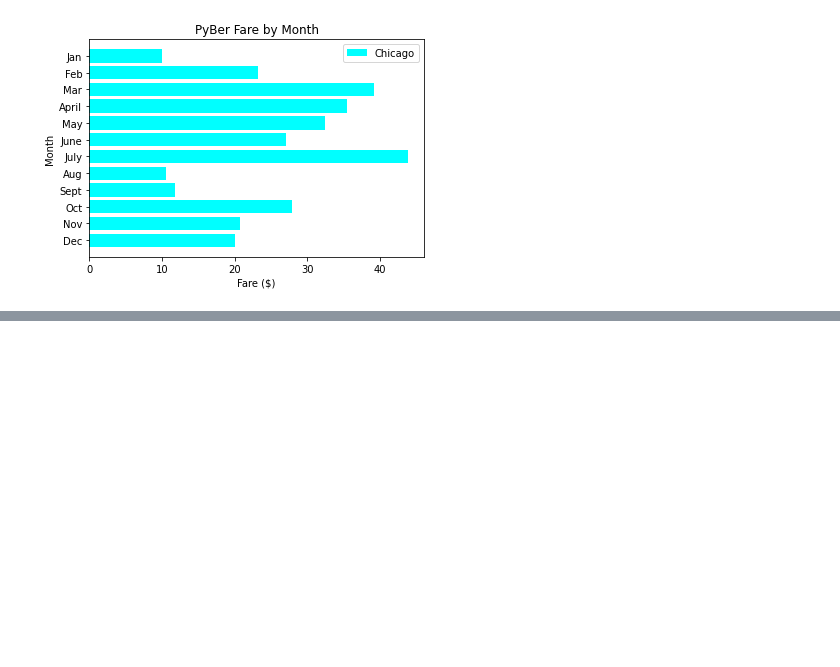
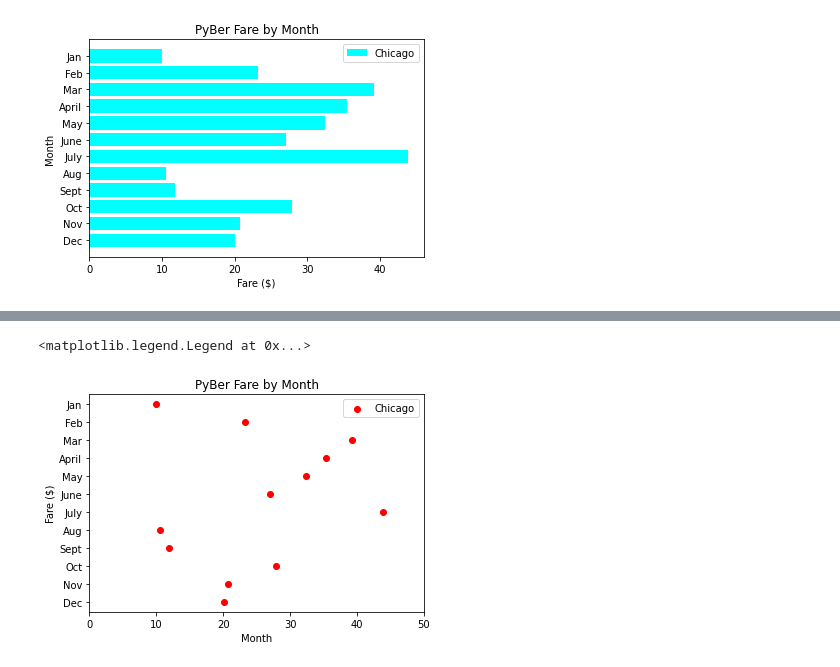
Before and after one commit to tfoster-ut/PyBer_Analysis, a Jupyter notebook: matplotlib_practice.ipynb, the cells around one changed output, grey strips where cells are left out. Saved outputs shown, nothing was run; the diff lists cells and outputs as text; code cells hidden in the pictures; blank space fills up the shorter version.

```diff
--- a/matplotlib_practice.ipynb
+++ b/matplotlib_practice.ipynb
@@ -177,0 +194,16 @@ ax.legend()
+# %%
+# Create te plot
+plt.scatter(y_axis, x_axis, c="red", label="Chicago")
+# Create the axis labels
+plt.ylabel('Fare ($)')
+plt.xlabel('Month')
+plt.title('PyBer Fare by Month')
+# Limt for x axis
+plt.xlim(0,50)
+# Invert the y axis
+plt.gca().invert_yaxis()
+# Add legend
+plt.legend()
+# %% [output]
+<matplotlib.legend.Legend at 0x...>
+[figure, added]
```
Also changed, not shown: parts of 9 cells of this notebook.
